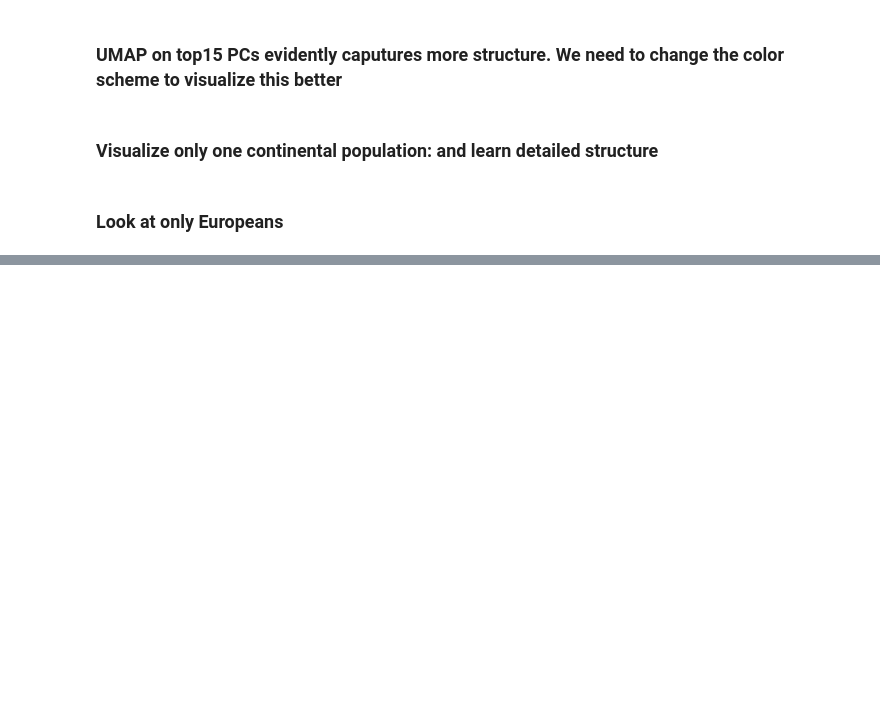
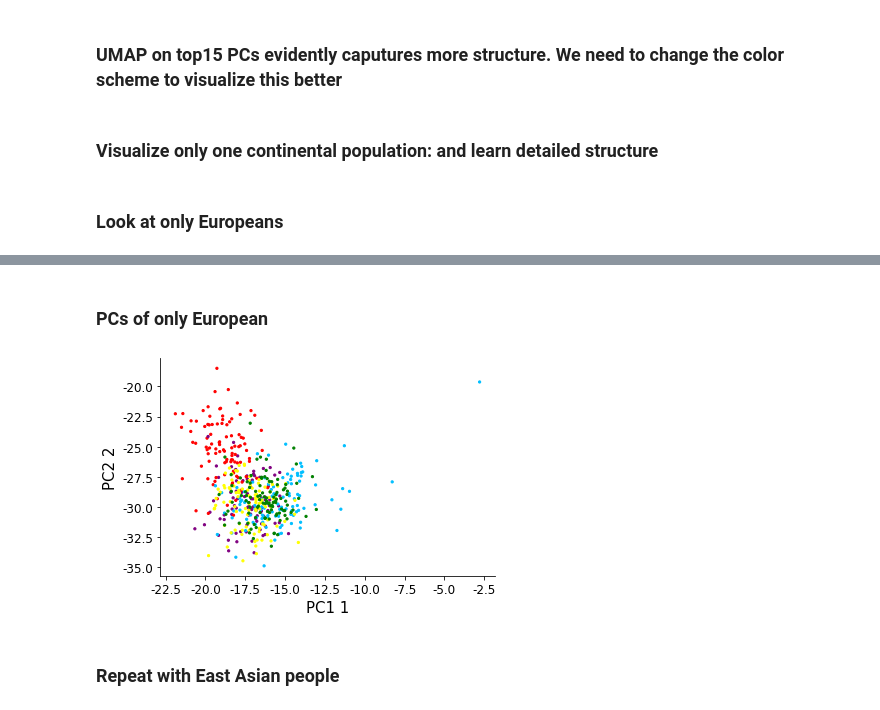
Before and after one commit to evawyf/284-team-project, a Jupyter notebook: analysis.ipynb, the cells around one changed output, grey strips where cells are left out. Drawn from its saved outputs; the diff is of its cells as text; code cells hidden in the pictures; blank space fills up the shorter version.

```diff
--- a/analysis.ipynb
+++ b/analysis.ipynb
@@ -215,0 +219,7 @@ european_family = ["CEU","TSI", "FIN", "GBR", "IBS"]
+# %%
+european_idxs = []
+european_samples = []
+for i,item  in enumerate(population_mapping):
+    if item[1] in european_family:
+        european_idxs.append(i)
+        european_samples.append(item)
@@ -215,0 +262,22 @@ european_family = ["CEU","TSI", "FIN", "GBR", "IBS"]
+# %% [markdown]
+### PCs of only European
+# %%
+pc1 = european_people_pca_top100[:,0]
+pc2 = european_people_pca_top100[:,1]
+
+fig = plt.figure()
+ax = fig.add_subplot(111)
+ax.scatter(pc1,pc2, color=colors_europeans, s=5)
+# Now make it look a little prettier since I can't stand matplotlib defaults...
+ax.set_xlabel("PC1 1", size=15)
+ax.set_ylabel("PC2 2", size=15)
+ax.set_xticklabels(ax.get_xticks(), size=12)
+ax.set_yticklabels(ax.get_yticks(), size=12)
+ax.spines["top"].set_visible(False);
+ax.spines["right"].set_visible(False);
+ax.get_xaxis().tick_bottom();
+ax.get_yaxis().tick_left();
+# %% [output]
+[figure, added]
+# %% [markdown]
+### Repeat with East Asian people
```
Also changed, not shown: parts of 9 cells of this notebook.
